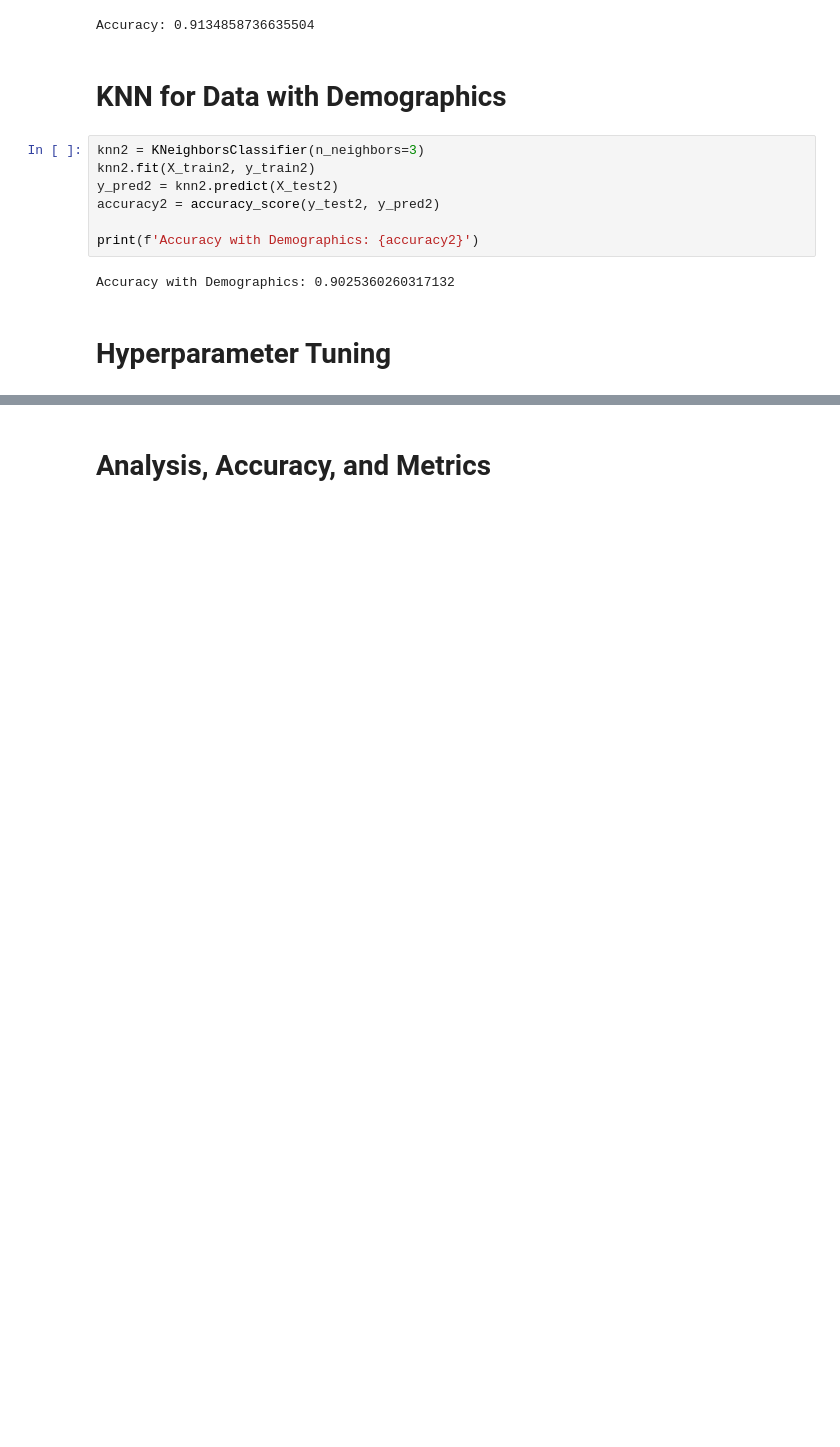
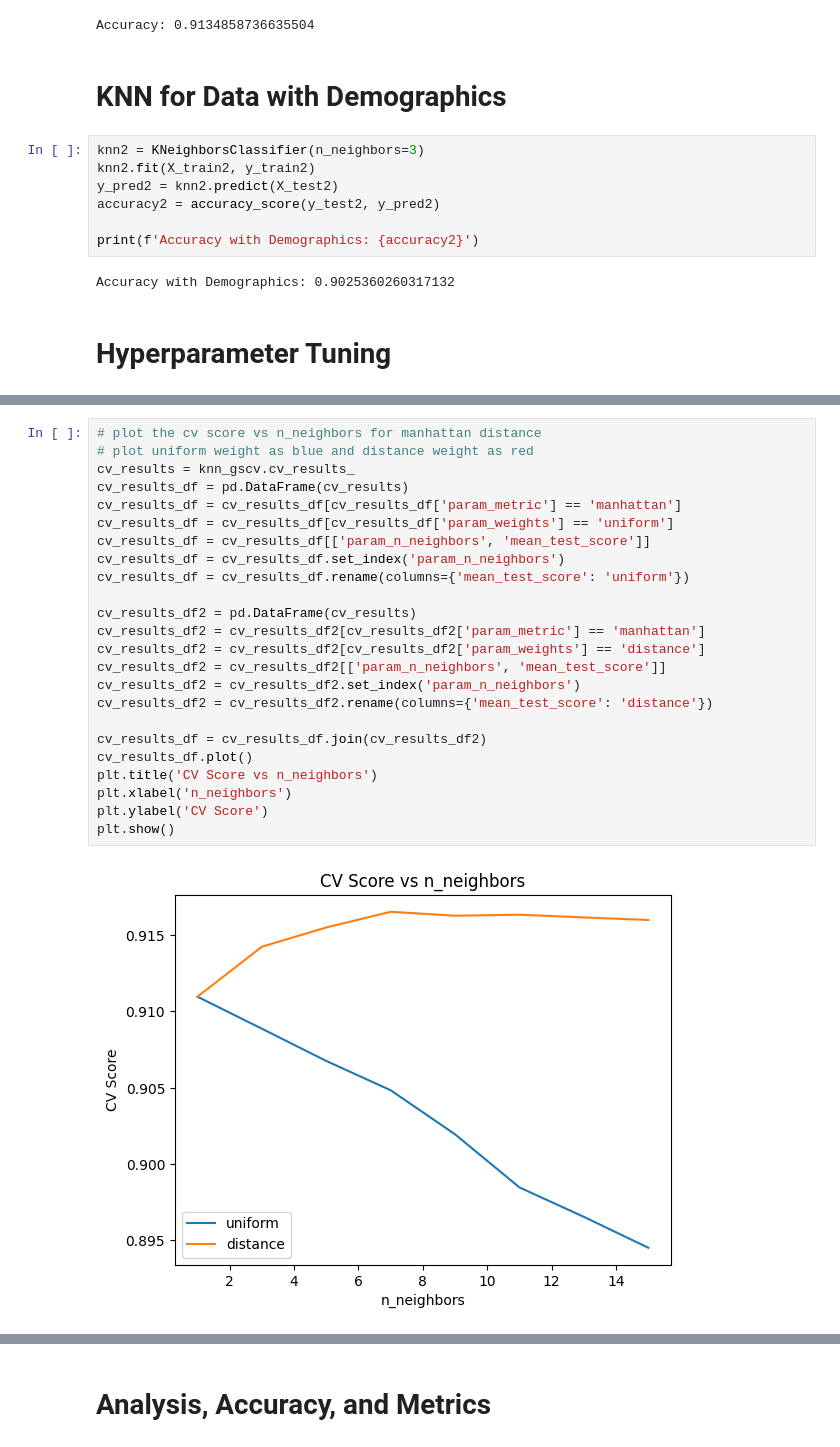
Before and after one commit to annahauk/CS513, a Jupyter notebook: models/KNN.ipynb, the cells around one changed output, grey strips where cells are left out. Saved outputs shown, nothing was run; the diff lists cells and outputs as text; blank space fills up the shorter version.

```diff
--- a/models/KNN.ipynb
+++ b/models/KNN.ipynb
@@ -105,0 +131,26 @@ Best KNN Model: {'metric': 'manhattan', 'n_neighbors': 7, 'weights': 'distance'}
+# %%
+# plot the cv score vs n_neighbors for manhattan distance
+# plot uniform weight as blue and distance weight as red
+cv_results = knn_gscv.cv_results_
+cv_results_df = pd.DataFrame(cv_results)
+cv_results_df = cv_results_df[cv_results_df['param_metric'] == 'manhattan']
+cv_results_df = cv_results_df[cv_results_df['param_weights'] == 'uniform']
+cv_results_df = cv_results_df[['param_n_neighbors', 'mean_test_score']]
+cv_results_df = cv_results_df.set_index('param_n_neighbors')
+cv_results_df = cv_results_df.rename(columns={'mean_test_score': 'uniform'})
+
+cv_results_df2 = pd.DataFrame(cv_results)
+cv_results_df2 = cv_results_df2[cv_results_df2['param_metric'] == 'manhattan']
+cv_results_df2 = cv_results_df2[cv_results_df2['param_weights'] == 'distance']
+cv_results_df2 = cv_results_df2[['param_n_neighbors', 'mean_test_score']]
+cv_results_df2 = cv_results_df2.set_index('param_n_neighbors')
+cv_results_df2 = cv_results_df2.rename(columns={'mean_test_score': 'distance'})
+
+cv_results_df = cv_results_df.join(cv_results_df2)
+cv_results_df.plot()
+plt.title('CV Score vs n_neighbors')
+plt.xlabel('n_neighbors')
+plt.ylabel('CV Score')
+plt.show()
+# %% [output]
+[figure, added]
```
Also changed, not shown: parts of 9 cells of this notebook, 1 other file.
